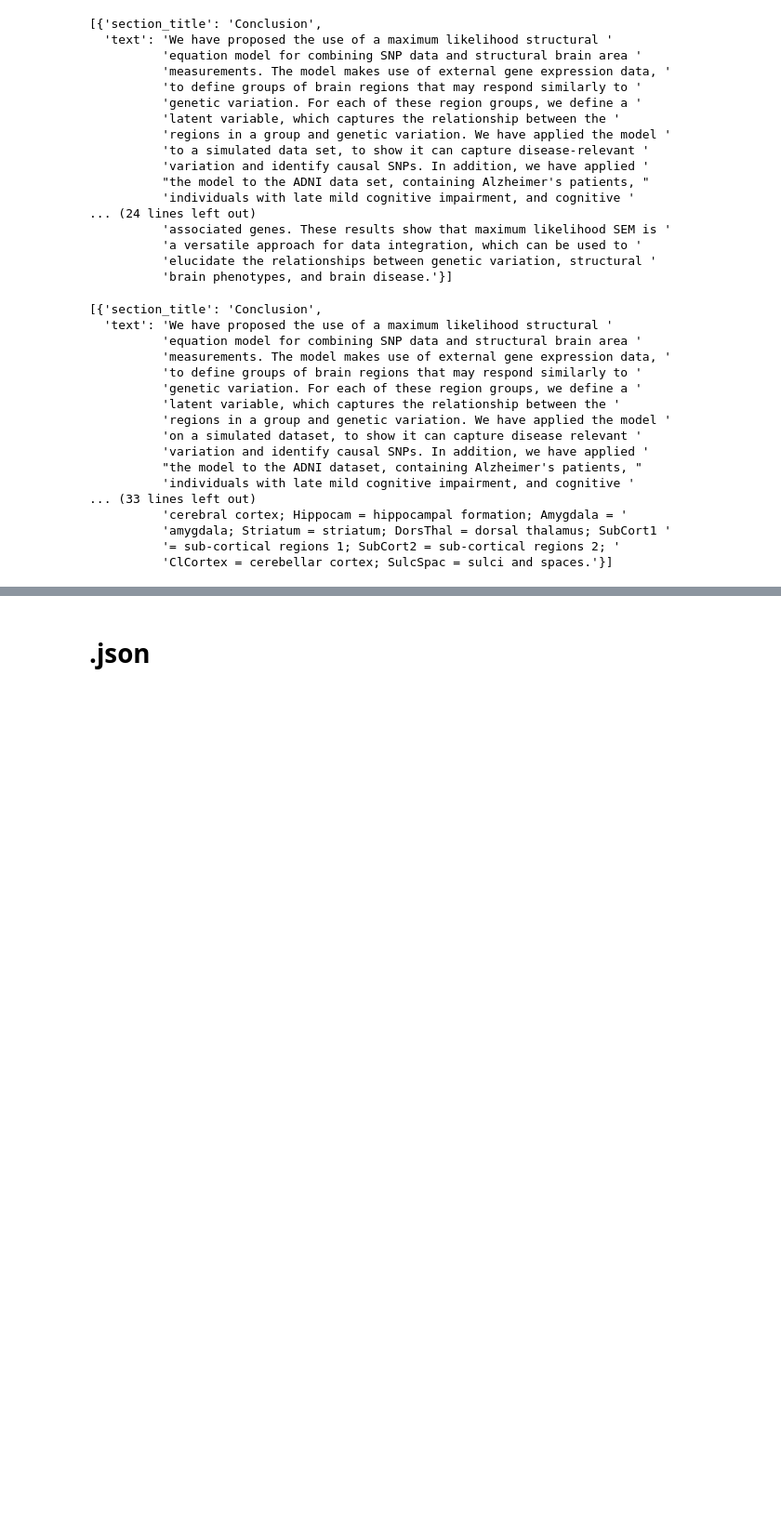
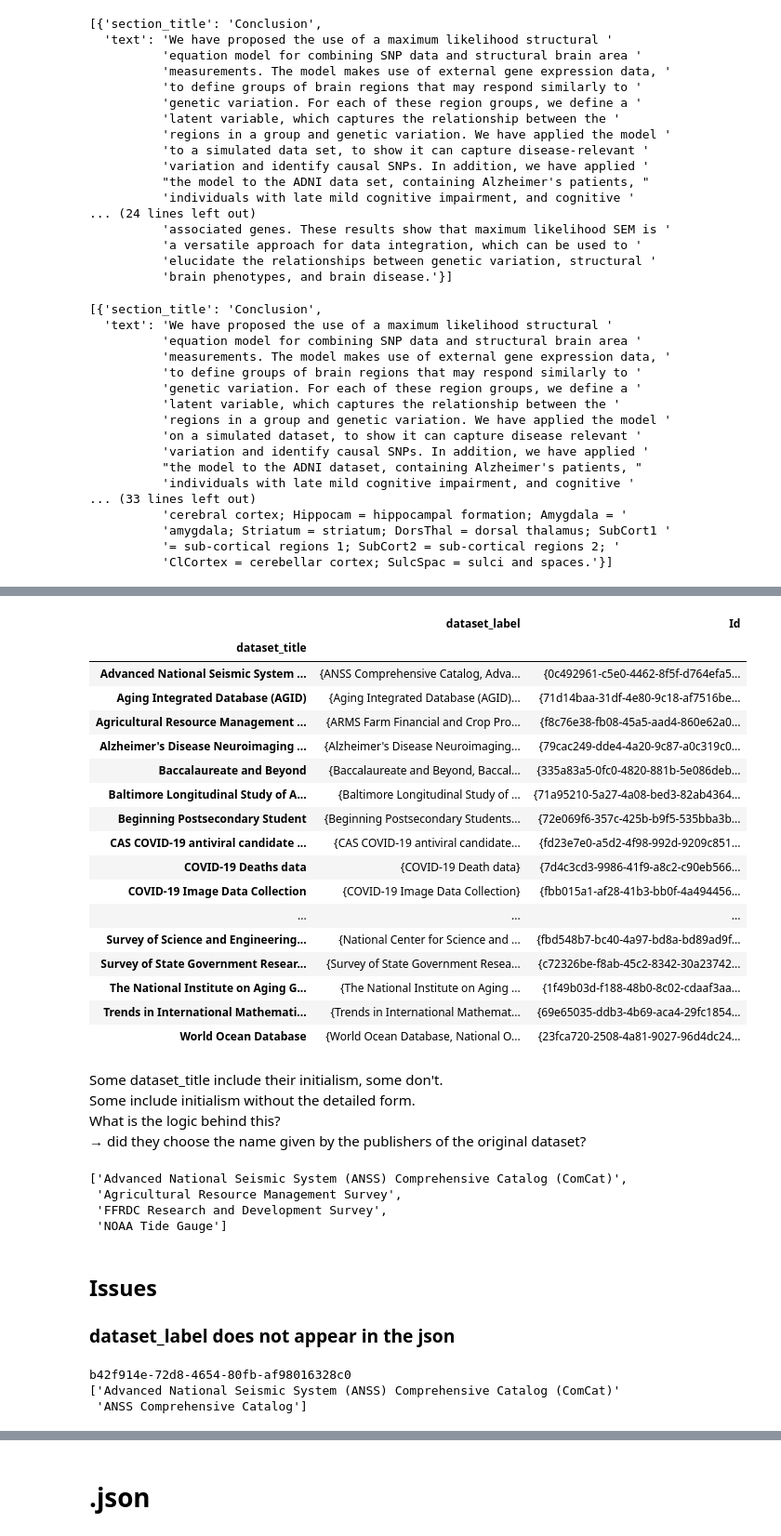
Before and after one commit to pierre-si/coleridge, a Jupyter notebook: local/eda.ipynb, the cells around one changed output, grey strips where cells are left out. Shown at 93% size. Drawn from its saved outputs; the diff is of its cells as text; code cells hidden in the pictures; blank space fills up the shorter version.

```diff
--- a/local/eda.ipynb
+++ b/local/eda.ipynb
@@ -239,0 +270,37 @@ Indeed, for "A structural equation model for imaging genetics using spatial tran
+# %%
+same_dataset = df.groupby('dataset_title')[['dataset_label', 'Id']].agg(set)
+same_dataset
+# %% [output]
+|  | dataset_label | Id |
+| dataset_title |  |  |
+| Advanced National Seismic System ... | {ANSS Comprehensive Catalog, Adva... | {0c492961-c5e0-4462-8f5f-d764efa5... |
+| Aging Integrated Database (AGID) | {Aging Integrated Database (AGID)... | {71d14baa-31df-4e80-9c18-af7516be... |
+| Agricultural Resource Management ... | {ARMS Farm Financial and Crop Pro... | {f8c76e38-fb08-45a5-aad4-860e62a0... |
+| Alzheimer's Disease Neuroimaging ... | {Alzheimer's Disease Neuroimaging... | {79cac249-dde4-4a20-9c87-a0c319c0... |
+| Baccalaureate and Beyond | {Baccalaureate and Beyond, Baccal... | {335a83a5-0fc0-4820-881b-5e086deb... |
+| Baltimore Longitudinal Study of A... | {Baltimore Longitudinal Study of ... | {71a95210-5a27-4a08-bed3-82ab4364... |
+| Beginning Postsecondary Student | {Beginning Postsecondary Students... | {72e069f6-357c-425b-b9f5-535bba3b... |
+| CAS COVID-19 antiviral candidate ... | {CAS COVID-19 antiviral candidate... | {fd23e7e0-a5d2-4f98-992d-9209c851... |
+| COVID-19 Deaths data | {COVID-19 Death data} | {7d4c3cd3-9986-41f9-a8c2-c90eb566... |
+| COVID-19 Image Data Collection | {COVID-19 Image Data Collection} | {fbb015a1-af28-41b3-bb0f-4a494456... |
+| ... | ... | ... |
+| Survey of Science and Engineering... | {National Center for Science and ... | {fbd548b7-bc40-4a97-bd8a-bd89ad9f... |
+| Survey of State Government Resear... | {Survey of State Government Resea... | {c72326be-f8ab-45c2-8342-30a23742... |
+| The National Institute on Aging G... | {The National Institute on Aging ... | {1f49b03d-f188-48b0-8c02-cdaaf3aa... |
+| Trends in International Mathemati... | {Trends in International Mathemat... | {69e65035-ddb3-4b69-aca4-29fc1854... |
+| World Ocean Database | {World Ocean Database, National O... | {23fca720-2508-4a81-9027-96d4dc24... |
+# %% [markdown]
+Some dataset_title include their initialism, some don't.
+Some include initialism without the detailed form.
+What is the logic behind this?
+→ did they choose the name given by the publishers of the original dataset?
+# %%
+pprint(list(same_dataset.index[[0, 2, 19, 23]]))
+# %% [output]
+['Advanced National Seismic System (ANSS) Comprehensive Catalog (ComCat)',
+ 'Agricultural Resource Management Survey',
+ 'FFRDC Research and Development Survey',
+ 'NOAA Tide Gauge']
+# %% [markdown]
+## Issues
+### dataset_label does not appear in the json
@@ -239,0 +309,9 @@ Indeed, for "A structural equation model for imaging genetics using spatial tran
+# %%
+with open(data_path+'train/'+first_dataset_ids[1]+'.json') as f:
+  f = json.load(f)
+print(first_dataset_ids[1])
+print(df[df['Id'] == first_dataset_ids[1]]['dataset_label'].values)
+# %% [output]
+b42f914e-72d8-4654-80fb-af98016328c0
+['Advanced National Seismic System (ANSS) Comprehensive Catalog (ComCat)'
+ 'ANSS Comprehensive Catalog']
```
Also changed, not shown: parts of 28 cells of this notebook.
